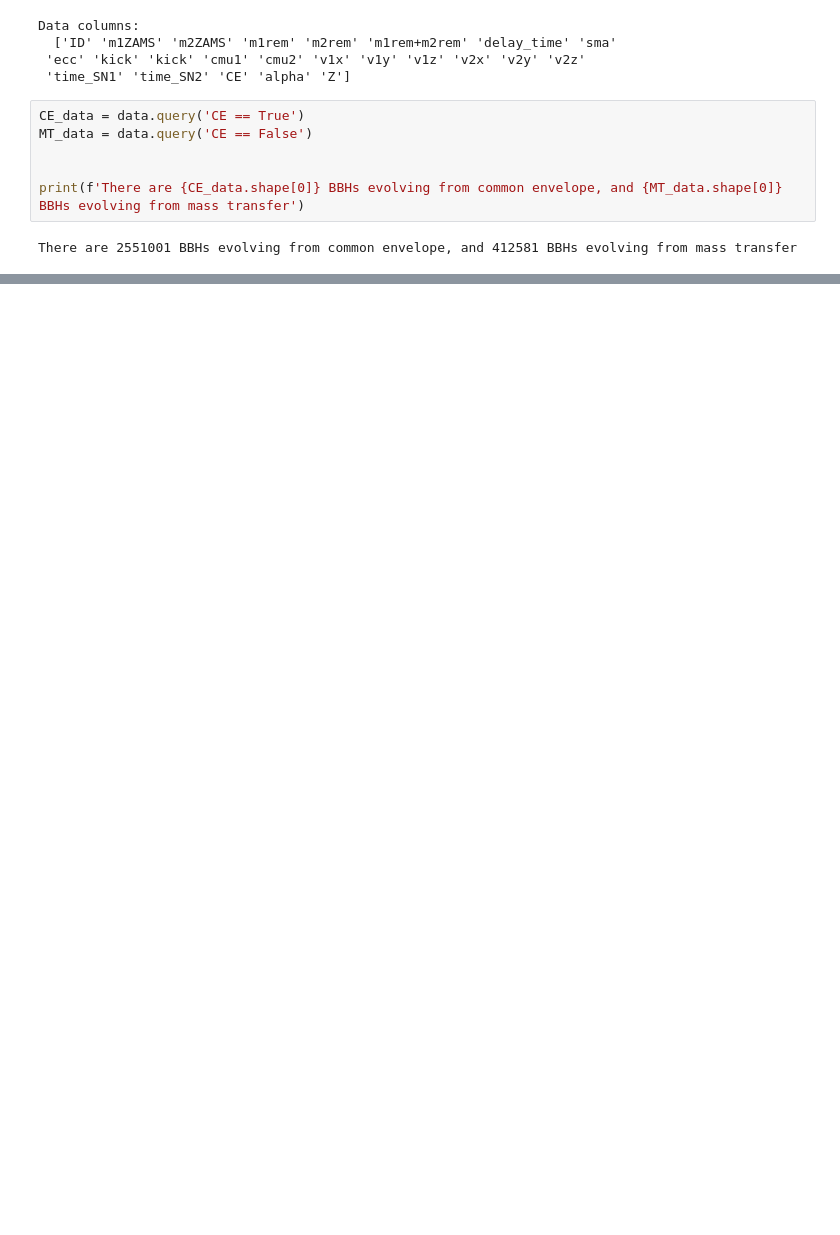
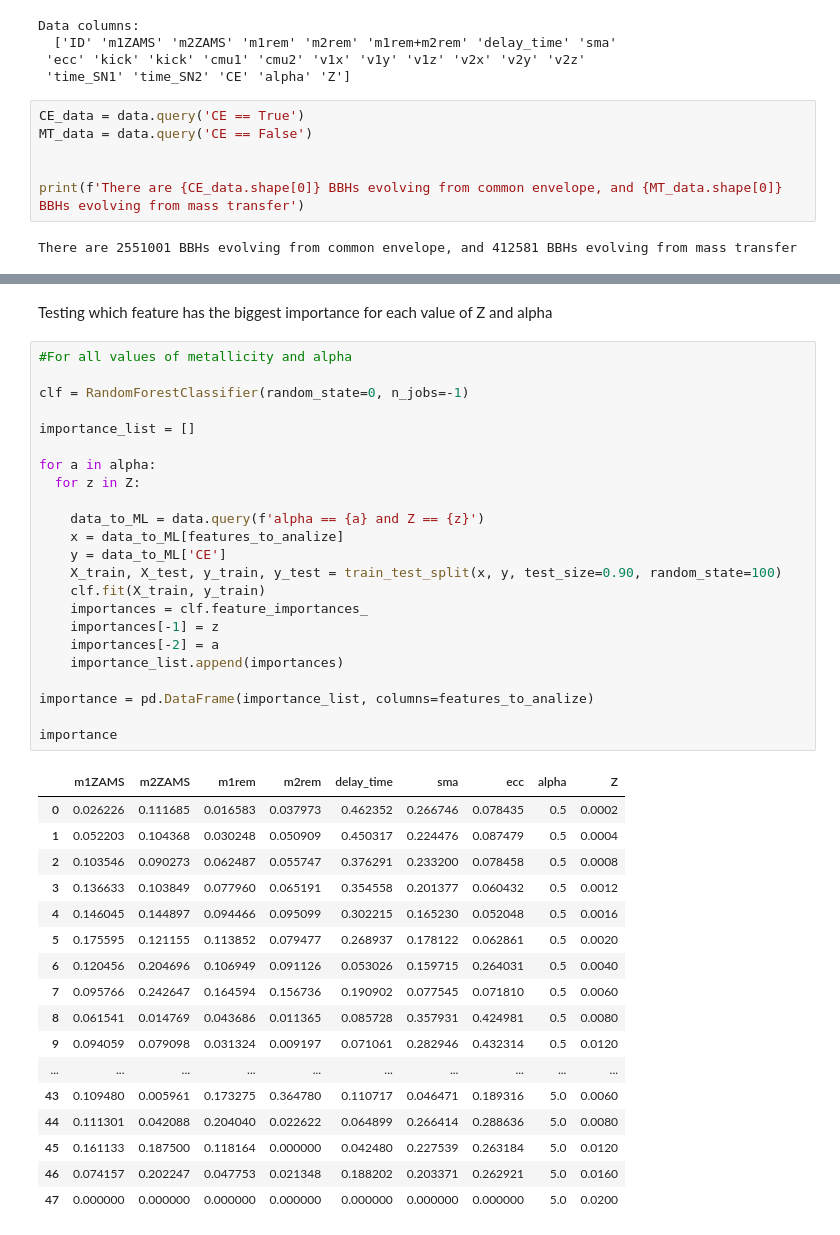
Before and after one commit to Giacomo-Menegatti/AstroLab, a Jupyter notebook: AstroLab_RandomForest.ipynb, the cells around one changed output, grey strips where cells are left out. Saved outputs shown, nothing was run; the diff lists cells and outputs as text; blank space fills up the shorter version.

```diff
--- a/AstroLab_RandomForest.ipynb
+++ b/AstroLab_RandomForest.ipynb
@@ -106,0 +204,43 @@ plt.show()
+# %% [markdown]
+Testing which feature has the biggest importance for each value of Z and alpha
+# %%
+#For all values of metallicity and alpha
+
+clf = RandomForestClassifier(random_state=0, n_jobs=-1)
+
+importance_list = []
+
+for a in alpha:
+  for z in Z:
+
+    data_to_ML = data.query(f'alpha == {a} and Z == {z}')
+    x = data_to_ML[features_to_analize]
+    y = data_to_ML['CE']
+    X_train, X_test, y_train, y_test = train_test_split(x, y, test_size=0.90, random_state=100)
+    clf.fit(X_train, y_train)
+    importances = clf.feature_importances_
+    importances[-1] = z
+    importances[-2] = a
+    importance_list.append(importances)
+
+importance = pd.DataFrame(importance_list, columns=features_to_analize)
+
+importance
+# %% [output]
+|  | m1ZAMS | m2ZAMS | m1rem | m2rem | delay_time | sma | ecc | alpha | Z |
+| 0 | 0.026226 | 0.111685 | 0.016583 | 0.037973 | 0.462352 | 0.266746 | 0.078435 | 0.5 | 0.0002 |
+| 1 | 0.052203 | 0.104368 | 0.030248 | 0.050909 | 0.450317 | 0.224476 | 0.087479 | 0.5 | 0.0004 |
+| 2 | 0.103546 | 0.090273 | 0.062487 | 0.055747 | 0.376291 | 0.233200 | 0.078458 | 0.5 | 0.0008 |
+| 3 | 0.136633 | 0.103849 | 0.077960 | 0.065191 | 0.354558 | 0.201377 | 0.060432 | 0.5 | 0.0012 |
+| 4 | 0.146045 | 0.144897 | 0.094466 | 0.095099 | 0.302215 | 0.165230 | 0.052048 | 0.5 | 0.0016 |
+| 5 | 0.175595 | 0.121155 | 0.113852 | 0.079477 | 0.268937 | 0.178122 | 0.062861 | 0.5 | 0.0020 |
+| 6 | 0.120456 | 0.204696 | 0.106949 | 0.091126 | 0.053026 | 0.159715 | 0.264031 | 0.5 | 0.0040 |
+| 7 | 0.095766 | 0.242647 | 0.164594 | 0.156736 | 0.190902 | 0.077545 | 0.071810 | 0.5 | 0.0060 |
+| 8 | 0.061541 | 0.014769 | 0.043686 | 0.011365 | 0.085728 | 0.357931 | 0.424981 | 0.5 | 0.0080 |
+| 9 | 0.094059 | 0.079098 | 0.031324 | 0.009197 | 0.071061 | 0.282946 | 0.432314 | 0.5 | 0.0120 |
+| ... | ... | ... | ... | ... | ... | ... | ... | ... | ... |
+| 43 | 0.109480 | 0.005961 | 0.173275 | 0.364780 | 0.110717 | 0.046471 | 0.189316 | 5.0 | 0.0060 |
+| 44 | 0.111301 | 0.042088 | 0.204040 | 0.022622 | 0.064899 | 0.266414 | 0.288636 | 5.0 | 0.0080 |
+| 45 | 0.161133 | 0.187500 | 0.118164 | 0.000000 | 0.042480 | 0.227539 | 0.263184 | 5.0 | 0.0120 |
+| 46 | 0.074157 | 0.202247 | 0.047753 | 0.021348 | 0.188202 | 0.203371 | 0.262921 | 5.0 | 0.0160 |
+| 47 | 0.000000 | 0.000000 | 0.000000 | 0.000000 | 0.000000 | 0.000000 | 0.000000 | 5.0 | 0.0200 |
```
Also changed, not shown: parts of 14 cells of this notebook.
